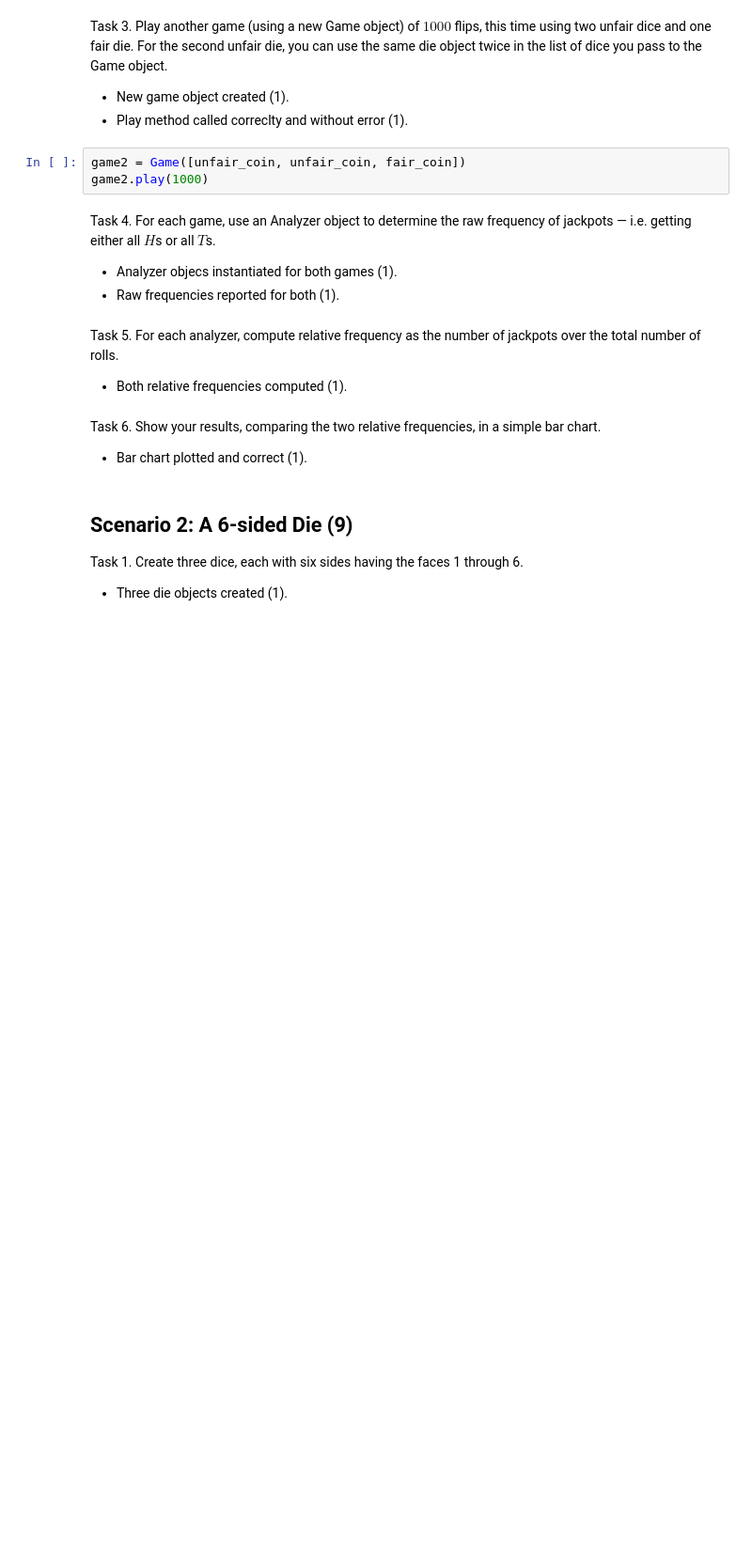
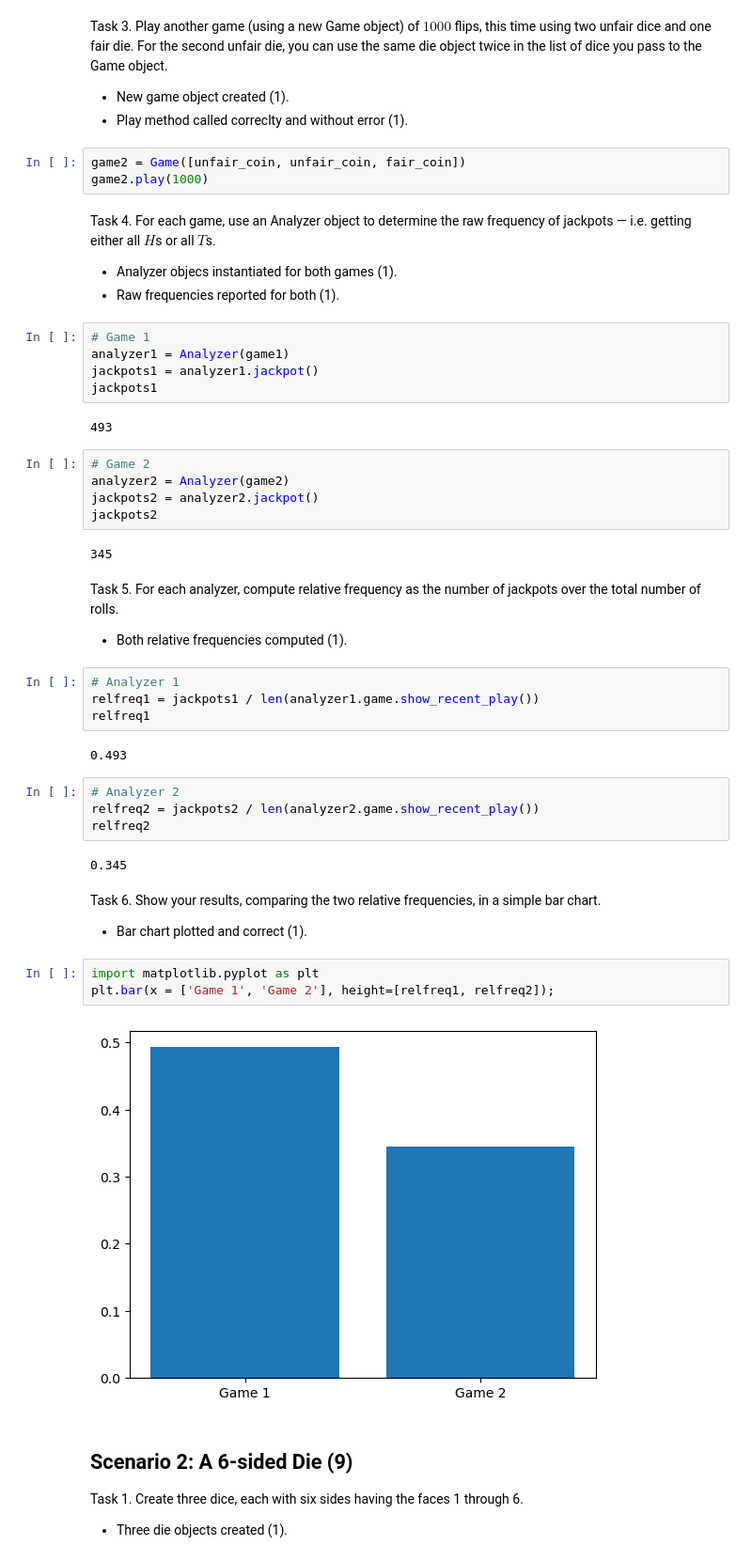
Before and after one commit to tylergorecki/ds5100-finalproject-ttg6nx, a Jupyter notebook: DS5100_FinalProject.ipynb, the cells around one changed output. Shown at 94% size. Drawn from its saved outputs; the diff is of its cells as text; blank space fills up the shorter version.

```diff
--- a/DS5100_FinalProject.ipynb
+++ b/DS5100_FinalProject.ipynb
@@ -625,14 +636,45 @@ Task 4. For each game, use an Analyzer object to determine the raw frequency of
 
 - Analyzer objecs instantiated for both games (1).
 - Raw frequencies reported for both (1).
+# %%
+# Game 1
+analyzer1 = Analyzer(game1)
+jackpots1 = analyzer1.jackpot()
+jackpots1
+# %% [output]
+493
+# %%
+# Game 2
+analyzer2 = Analyzer(game2)
+jackpots2 = analyzer2.jackpot()
+jackpots2
+# %% [output]
+345
 # %% [markdown]
 Task 5. For each analyzer, compute relative frequency as the number of jackpots over the total number of rolls.
 
 - Both relative frequencies computed (1).
+# %%
+# Analyzer 1
+relfreq1 = jackpots1 / len(analyzer1.game.show_recent_play())
+relfreq1
+# %% [output]
+0.493
+# %%
+# Analyzer 2
+relfreq2 = jackpots2 / len(analyzer2.game.show_recent_play())
+relfreq2
+# %% [output]
+0.345
 # %% [markdown]
 Task 6. Show your results, comparing the two relative frequencies, in a simple bar chart.
 
 - Bar chart plotted and correct (1).
+# %%
+import matplotlib.pyplot as plt
+plt.bar(x = ['Game 1', 'Game 2'], height=[relfreq1, relfreq2]);
+# %% [output]
+[figure, added]
 # %% [markdown]
 ## Scenario 2: A 6-sided Die (9)
 
```
Also changed, not shown: parts of 14 cells of this notebook, 1 other file.
